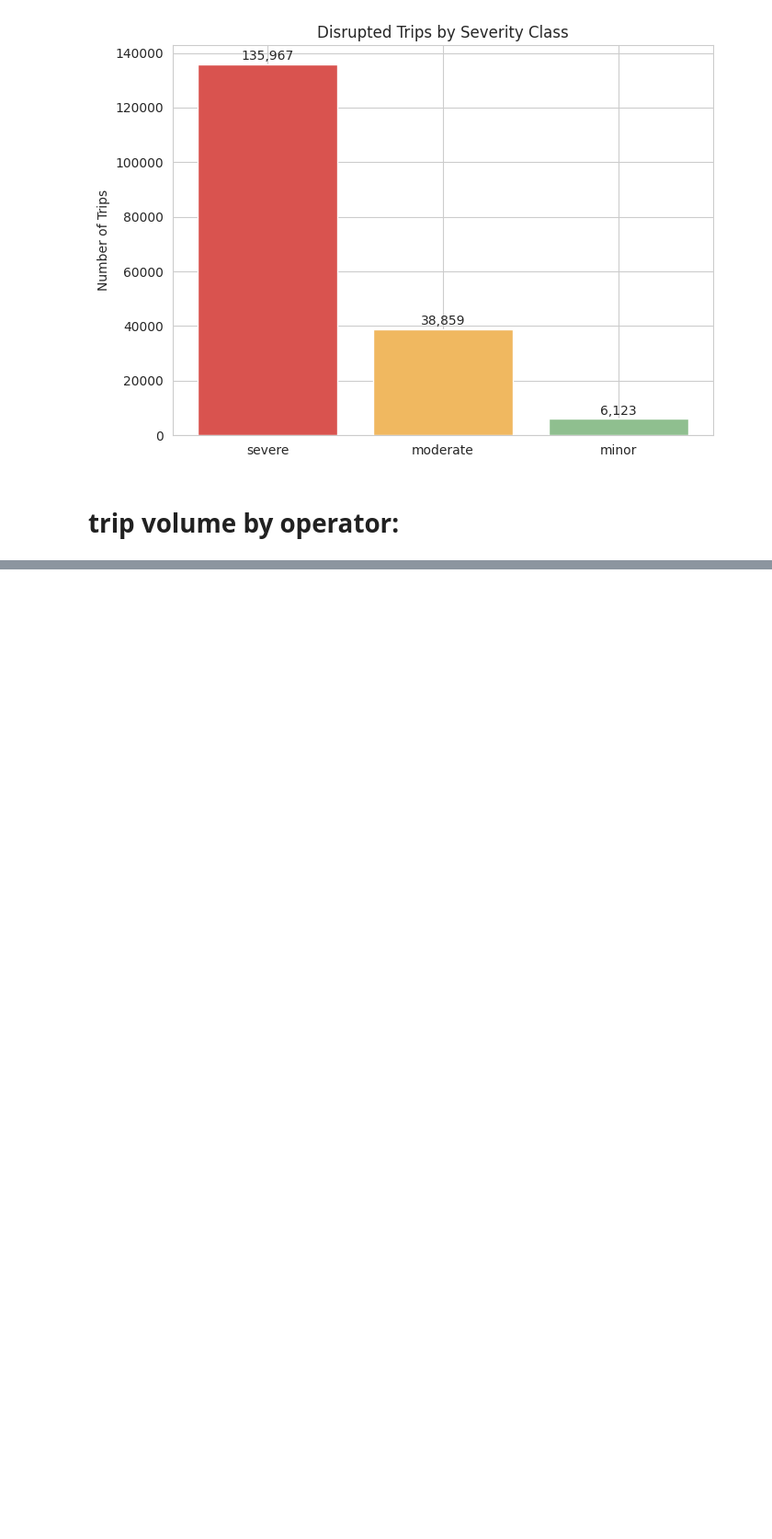
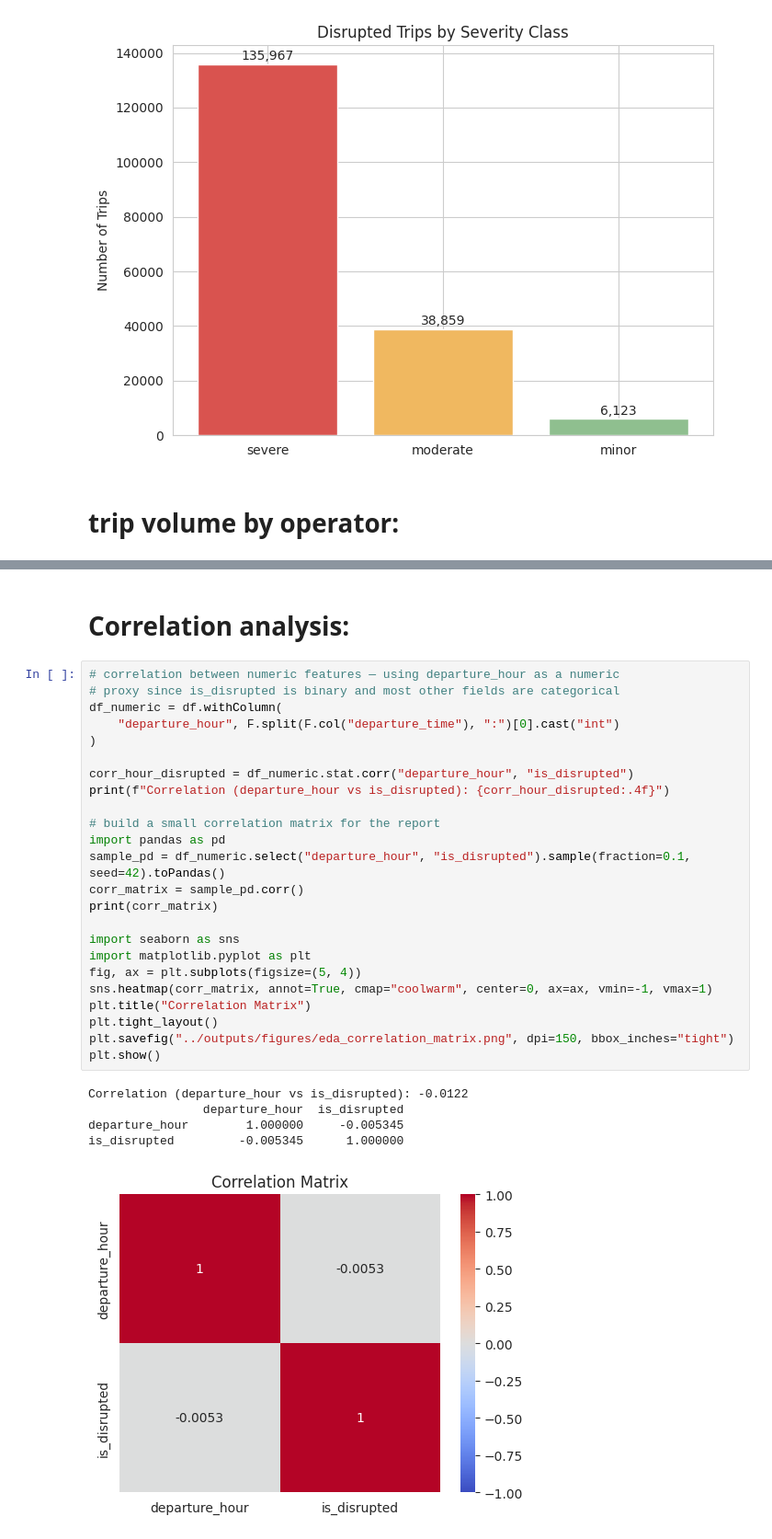
Before and after one commit to ManjilDadaa/Big_Data_Programming_Project_ST5011_CEM-, a Jupyter notebook: notebooks/08_eda_visualizations.ipynb, the cells around one changed output, grey strips where cells are left out. Shown at 92% size. Drawn from its saved outputs; the diff is of its cells as text; blank space fills up the shorter version.

```diff
--- a/notebooks/08_eda_visualizations.ipynb
+++ b/notebooks/08_eda_visualizations.ipynb
@@ -66,0 +136,32 @@ plt.show()
+# %% [markdown]
+# Correlation analysis:
+# %%
+# correlation between numeric features — using departure_hour as a numeric
+# proxy since is_disrupted is binary and most other fields are categorical
+df_numeric = df.withColumn(
+    "departure_hour", F.split(F.col("departure_time"), ":")[0].cast("int")
+)
+
+corr_hour_disrupted = df_numeric.stat.corr("departure_hour", "is_disrupted")
+print(f"Correlation (departure_hour vs is_disrupted): {corr_hour_disrupted:.4f}")
+
+# build a small correlation matrix for the report
+import pandas as pd
+sample_pd = df_numeric.select("departure_hour", "is_disrupted").sample(fraction=0.1, seed=42).toPandas()
+corr_matrix = sample_pd.corr()
+print(corr_matrix)
+
+import seaborn as sns
+import matplotlib.pyplot as plt
+fig, ax = plt.subplots(figsize=(5, 4))
+sns.heatmap(corr_matrix, annot=True, cmap="coolwarm", center=0, ax=ax, vmin=-1, vmax=1)
+plt.title("Correlation Matrix")
+plt.tight_layout()
+plt.savefig("../outputs/figures/eda_correlation_matrix.png", dpi=150, bbox_inches="tight")
+plt.show()
+# %% [output]
+Correlation (departure_hour vs is_disrupted): -0.0122
+                departure_hour  is_disrupted
+departure_hour        1.000000     -0.005345
+is_disrupted         -0.005345      1.000000
+[figure, added]
```
Also changed, not shown: parts of 5 cells of this notebook, 1 other file.
